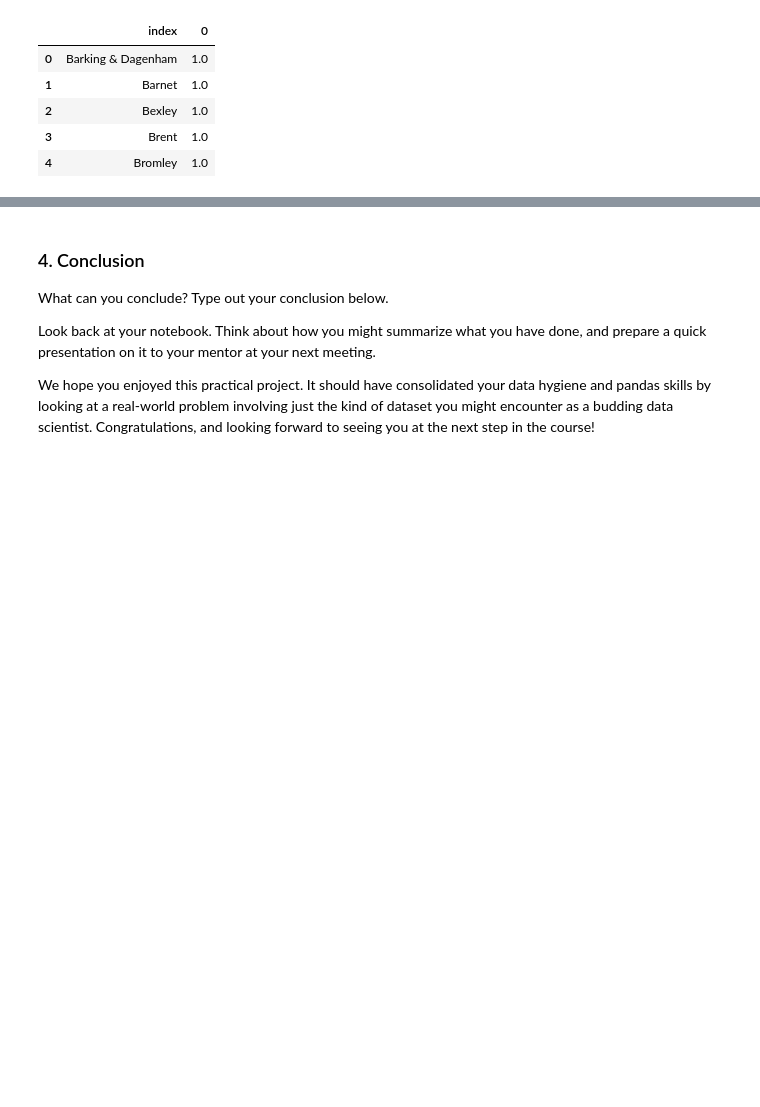
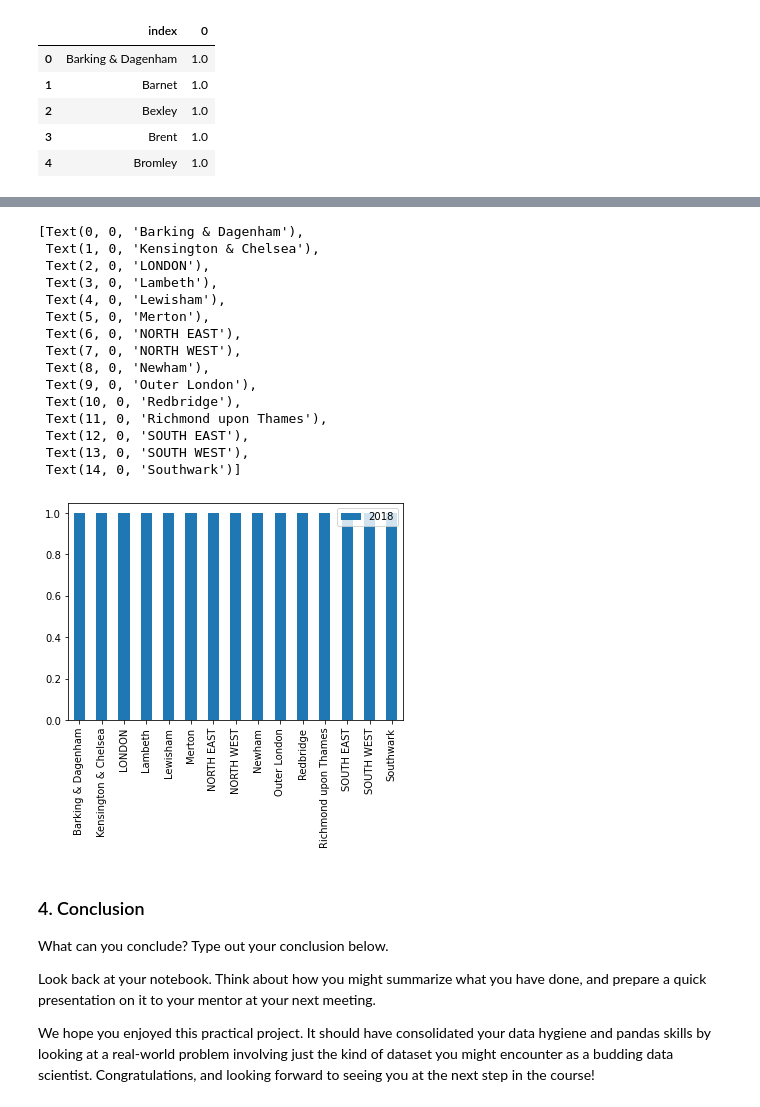
Before and after one commit to rmbates5/Springboard, a Jupyter notebook: Unit 4 Challenge - Tier 3.ipynb, the cells around one changed output, grey strips where cells are left out. Drawn from its saved outputs; the diff is of its cells as text; code cells hidden in the pictures; blank space fills up the shorter version.

```diff
--- a/Unit 4 Challenge - Tier 3.ipynb
+++ b/Unit 4 Challenge - Tier 3.ipynb
@@ -342,3 +342,6 @@ df_ratios.head()
 | 2 | Bexley | 1.0 |
 | 3 | Brent | 1.0 |
 | 4 | Bromley | 1.0 |
+# %%
+df_ratios.rename(columns={'index':'Borough', 0:'2018'}, inplace=True)
+df_ratios.head()
@@ -350,7 +375,24 @@ KeyError: '2018'
 # %%
 ax=top15[['Borough','2018']].plot(kind='bar')
 
-ax.set_xticklables(top15.Borough)
+ax.set_xticklabels(top15.Borough)
+# %% [output]
+[Text(0, 0, 'Barking & Dagenham'),
+ Text(1, 0, 'Kensington & Chelsea'),
+ Text(2, 0, 'LONDON'),
+ Text(3, 0, 'Lambeth'),
+ Text(4, 0, 'Lewisham'),
+ Text(5, 0, 'Merton'),
+ Text(6, 0, 'NORTH EAST'),
+ Text(7, 0, 'NORTH WEST'),
+ Text(8, 0, 'Newham'),
+ Text(9, 0, 'Outer London'),
+ Text(10, 0, 'Redbridge'),
+ Text(11, 0, 'Richmond upon Thames'),
+ Text(12, 0, 'SOUTH EAST'),
+ Text(13, 0, 'SOUTH WEST'),
+ Text(14, 0, 'Southwark')]
+[figure, added]
 # %% [markdown]
 ### 4. Conclusion
 What can you conclude? Type out your conclusion below.
```
Also changed, not shown: parts of 3 cells of this notebook.
